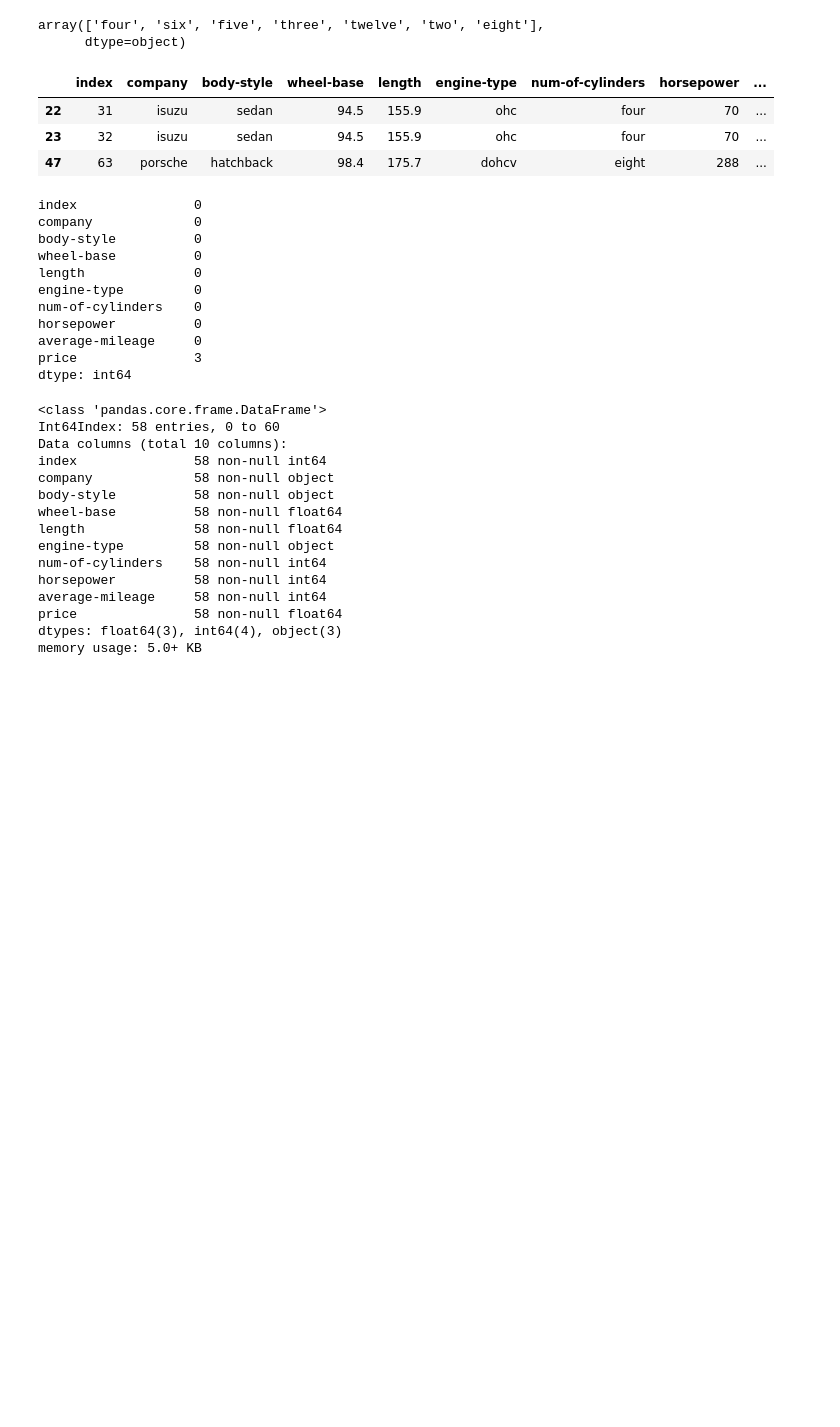
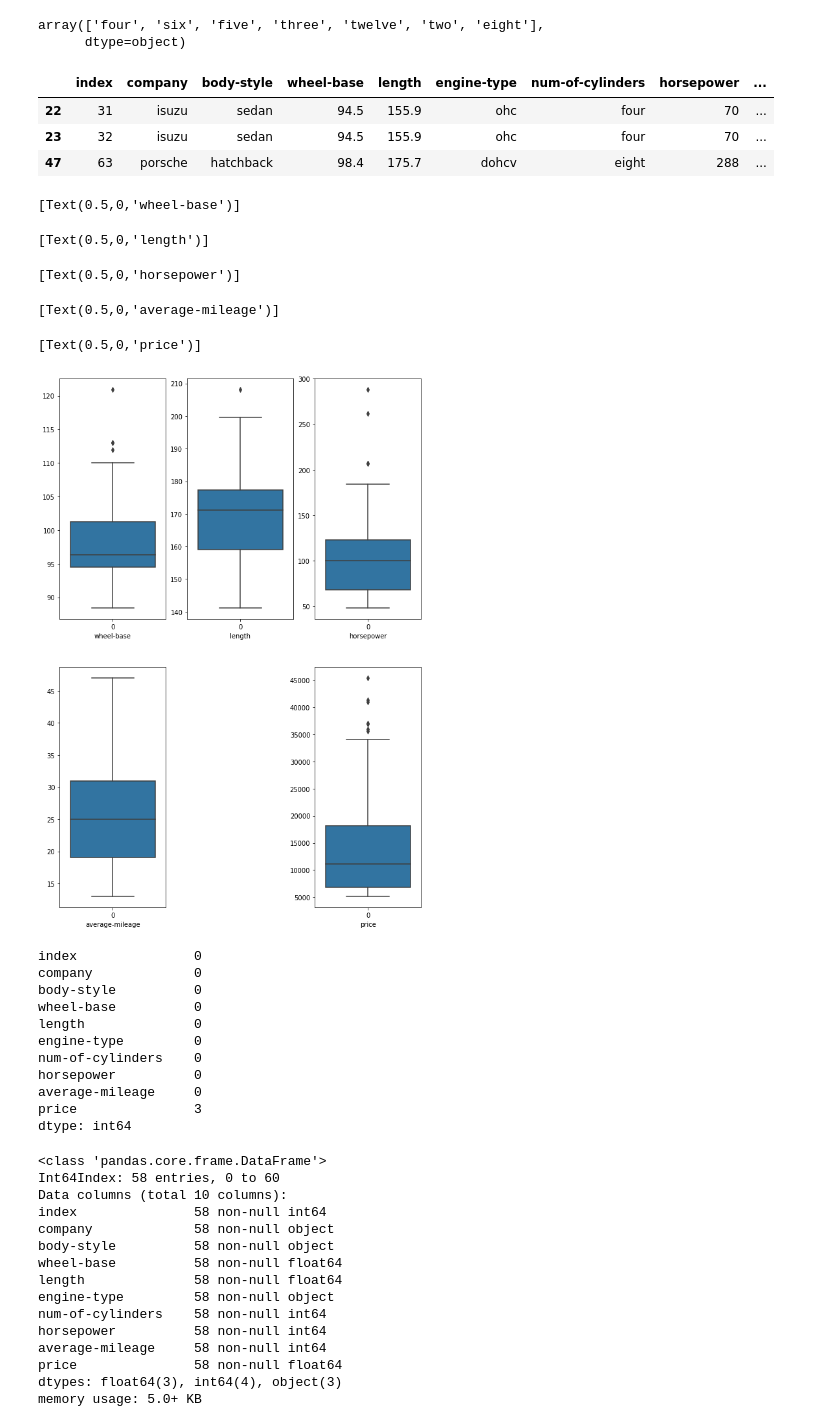
Before and after one commit to koayst/rp_python, a Jupyter notebook: TIPPAAI_P4DS_Koay_Seng_Tian.ipynb, the cells around one changed output. Drawn from its saved outputs; the diff is of its cells as text; code cells hidden in the pictures; blank space fills up the shorter version.

Commit message:
Update the code to include box plots. Also make some minor changes

```diff
--- a/TIPPAAI_P4DS_Koay_Seng_Tian.ipynb
+++ b/TIPPAAI_P4DS_Koay_Seng_Tian.ipynb
@@ -614,6 +632,26 @@ df.loc[indexes]
 | 22 | 31 | isuzu | sedan | 94.5 | 155.9 | ohc | four | 70 | ... |
 | 23 | 32 | isuzu | sedan | 94.5 | 155.9 | ohc | four | 70 | ... |
 | 47 | 63 | porsche | hatchback | 98.4 | 175.7 | dohcv | eight | 288 | ... |
+# %%
+# plot box plots to observe the outliers (if any)
+import seaborn as sns
+import matplotlib.pyplot as plt
+
+fig, axes = plt.subplots(2, 3, figsize=(10,15))
+
+sns.boxplot(data=df['wheel-base'], orient='v', ax=axes[0, 0]).set(xlabel='wheel-base')
+sns.boxplot(data=df['length'], orient='v', ax=axes[0, 1]).set(xlabel='length')
+sns.boxplot(data=df['horsepower'], orient='v', ax=axes[0, 2]).set(xlabel='horsepower')
+sns.boxplot(data=df['average-mileage'], orient='v', ax=axes[1, 0]).set(xlabel='average-mileage')
+sns.boxplot(data=df['price'], orient='v', ax=axes[1,2]).set(xlabel='price')
+axes[1, 1].set_visible(False)
+# %% [output]
+[Text(0.5,0,'wheel-base')]
+[Text(0.5,0,'length')]
+[Text(0.5,0,'horsepower')]
+[Text(0.5,0,'average-mileage')]
+[Text(0.5,0,'price')]
+[figure, added]
 # %%
 # clean the data
 
```
Also changed, not shown: parts of 33 cells of this notebook.
